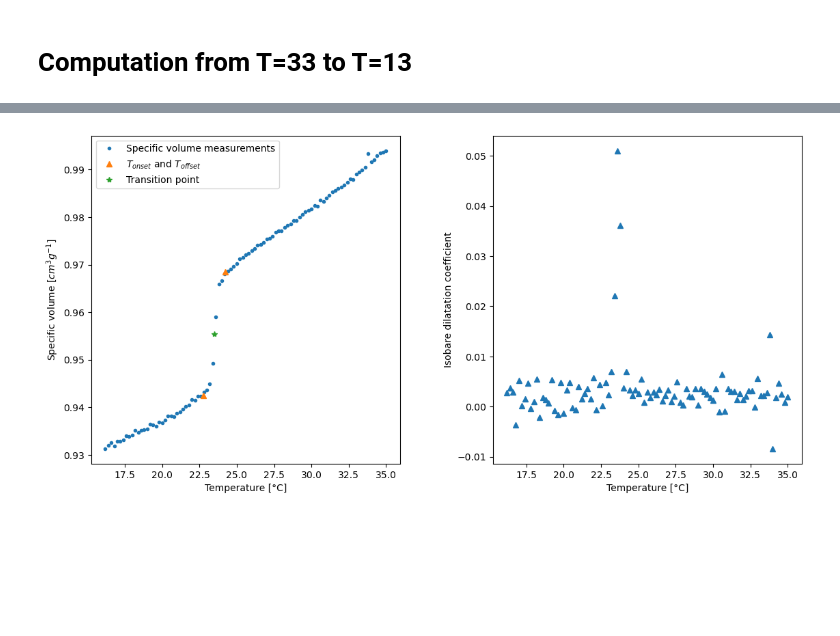
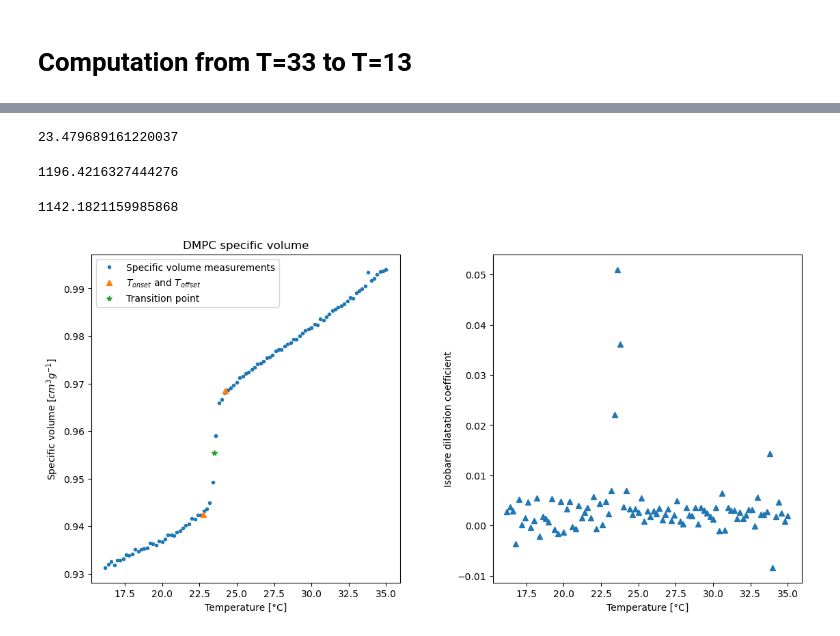
Before and after one commit to jmoeil/PHYS-F311-Labs, a Jupyter notebook: DataAnalysis_DMPC.ipynb, the cells around one changed output, grey strips where cells are left out. Drawn from its saved outputs; the diff is of its cells as text; code cells hidden in the pictures; blank space fills up the shorter version.

Commit message:
Added title

```diff
--- a/DataAnalysis_DMPC.ipynb
+++ b/DataAnalysis_DMPC.ipynb
@@ -222,26 +206,44 @@ vm_fluide
+# %%
+T_m
+# %% [output]
+23.479689161220037
+# %%
+M = 734
+Na = 6.02214076*10**(23)
+
+vm = Spec_vol*M/Na*10**(24)
+vm_gel = np.mean(Spec_vol[:onset]*M/Na*10**(24))
+vm_fluide = np.mean(Spec_vol[offset:]*M/Na*10**(24))
+vm_gel
+# %% [output]
+1196.4216327444276
+# %%
+vm_fluide
+# %% [output]
+1142.1821159985868
 # %%
 fig, ax = plt.subplots(1, 2, figsize=(13, 6))
 
 ax[0].plot(Temperature, Spec_vol,'.',label='Specific volume measurements')
 #ax[0].plot(Temperature_down, Spec_down,'--',label='Linear regression of pre-transition points')
 #ax[0].plot(Temperature_mid, Spec_mid,'--',label='Linear regression of transition points')
 #ax[0].plot(Temperature_up, Spec_up,'--',label='Linear regression of post-transition points')
 ax[0].plot([T_onset,T_offset],[v_onset,v_offset],'^',label='$T_{onset}$ and $T_{offset}$')
 ax[0].plot(T_m,v_mean,'*',label='Transition point')
 ax[0].legend()
 
 ax[1].plot(Temperature,alpha,'^')
 
 ax[0].set_xlabel('Temperature [°C]')
 ax[1].set_xlabel('Temperature [°C]')
 ax[0].set_ylabel('Specific volume [$cm^3g^{-1}$]')
 ax[1].set_ylabel('Isobare dilatation coefficient')
-ax[0].set_title('')
+ax[0].set_title('DMPC specific volume')
 plt.subplots_adjust(left=0.1,
                     bottom=0.1,
                     right=0.9,
                     top=0.9,
                     wspace=0.3,
                     hspace=0.5)
 # %% [output]
-[figure, old version]
+[figure, new version]
```
Also changed, not shown: parts of 20 cells of this notebook.
